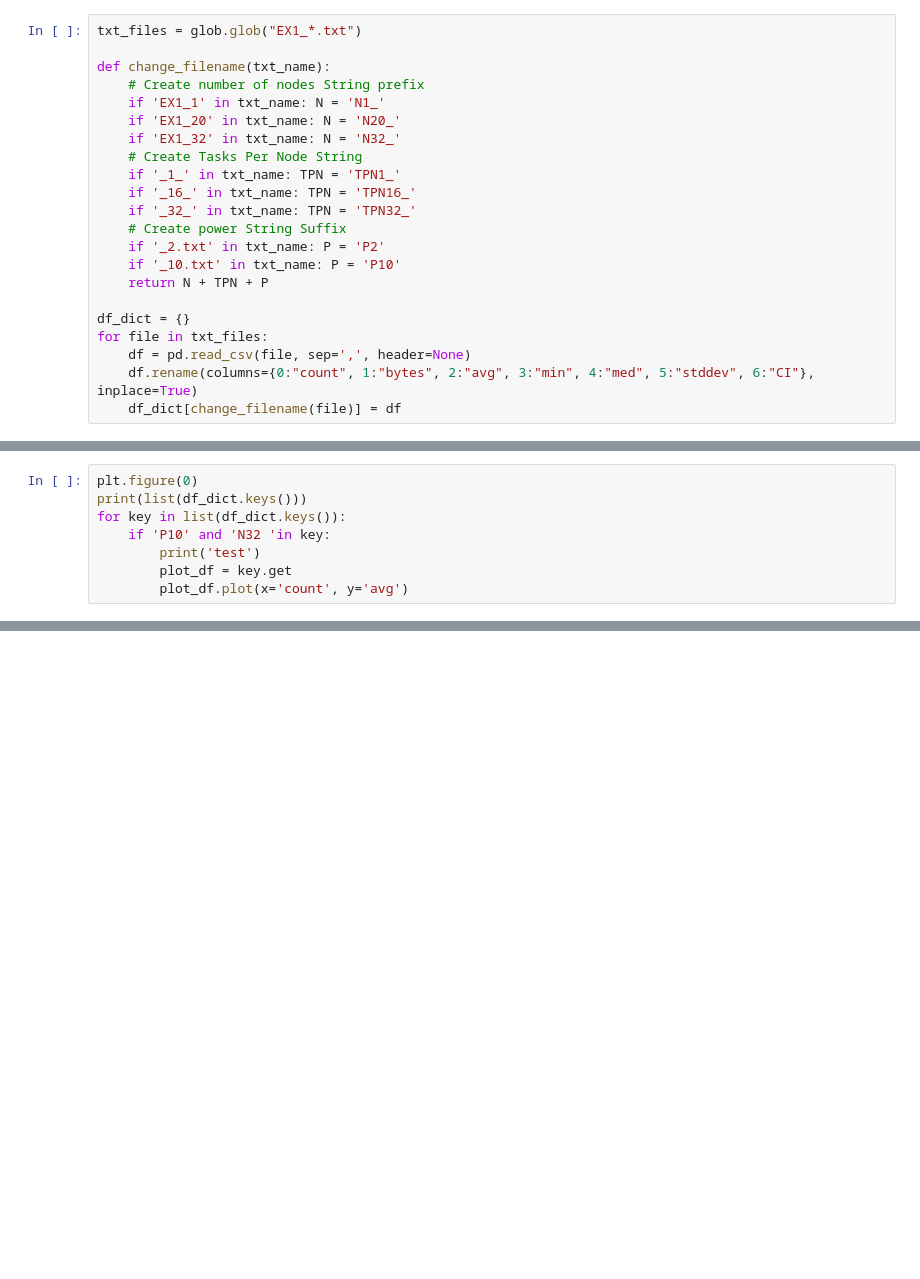
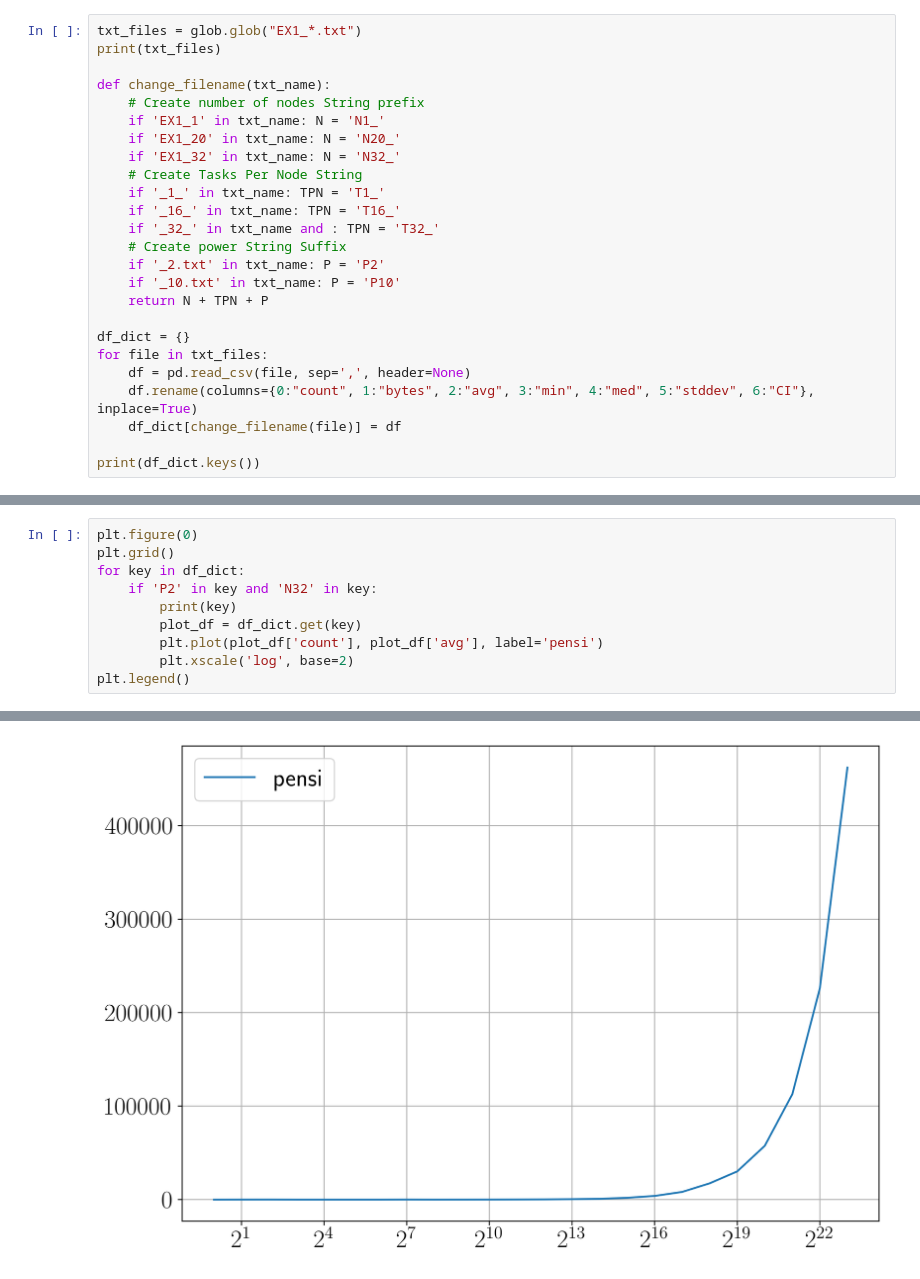
Before and after one commit to tellocam/HPC, a Jupyter notebook: Exercise_2/hydra_env/hydra_output_folders/hydra_Ex1_output/ex1_plots.ipynb, the cells around one changed output, grey strips where cells are left out. Drawn from its saved outputs; the diff is of its cells as text; blank space fills up the shorter version.

```diff
--- a/Exercise_2/hydra_env/hydra_output_folders/hydra_Ex1_output/ex1_plots.ipynb
+++ b/Exercise_2/hydra_env/hydra_output_folders/hydra_Ex1_output/ex1_plots.ipynb
@@ -27,6 +27,7 @@ save_figures_to_latex = False
 figures_path = '/home/tellocam/Projects/HPC/Exercise_2/latex_ex_2/figures'
 # %%
 txt_files = glob.glob("EX1_*.txt")
+print(txt_files)
 
 def change_filename(txt_name):
     # Create number of nodes String prefix
@@ -34,9 +35,9 @@ def change_filename(txt_name):
     if 'EX1_20' in txt_name: N = 'N20_'
     if 'EX1_32' in txt_name: N = 'N32_'
     # Create Tasks Per Node String
-    if '_1_' in txt_name: TPN = 'TPN1_'
-    if '_16_' in txt_name: TPN = 'TPN16_'
-    if '_32_' in txt_name: TPN = 'TPN32_'
+    if '_1_' in txt_name: TPN = 'T1_'
+    if '_16_' in txt_name: TPN = 'T16_'
+    if '_32_' in txt_name and : TPN = 'T32_'
     # Create power String Suffix
     if '_2.txt' in txt_name: P = 'P2'
     if '_10.txt' in txt_name: P = 'P10'
@@ -47,3 +48,5 @@ for file in txt_files:
     df = pd.read_csv(file, sep=',', header=None)
     df.rename(columns={0:"count", 1:"bytes", 2:"avg", 3:"min", 4:"med", 5:"stddev", 6:"CI"}, inplace=True)
     df_dict[change_filename(file)] = df
+
+print(df_dict.keys())
@@ -50,9 +56,11 @@ for file in txt_files:
 # %%
 plt.figure(0)
-print(list(df_dict.keys()))
-for key in list(df_dict.keys()):
-    if 'P10' and 'N32 'in key:
-        print('test')
-        plot_df = key.get
-        plot_df.plot(x='count', y='avg')
+plt.grid()
+for key in df_dict:
+    if 'P2' in key and 'N32' in key:
+        print(key)
+        plot_df = df_dict.get(key)
+        plt.plot(plot_df['count'], plot_df['avg'], label='pensi')
+        plt.xscale('log', base=2)
+plt.legend()
 # %% [output]
@@ -60,0 +69 @@ for key in list(df_dict.keys()):
+[figure, added]
```
Also changed, not shown: parts of 3 cells of this notebook, 1 other file.
